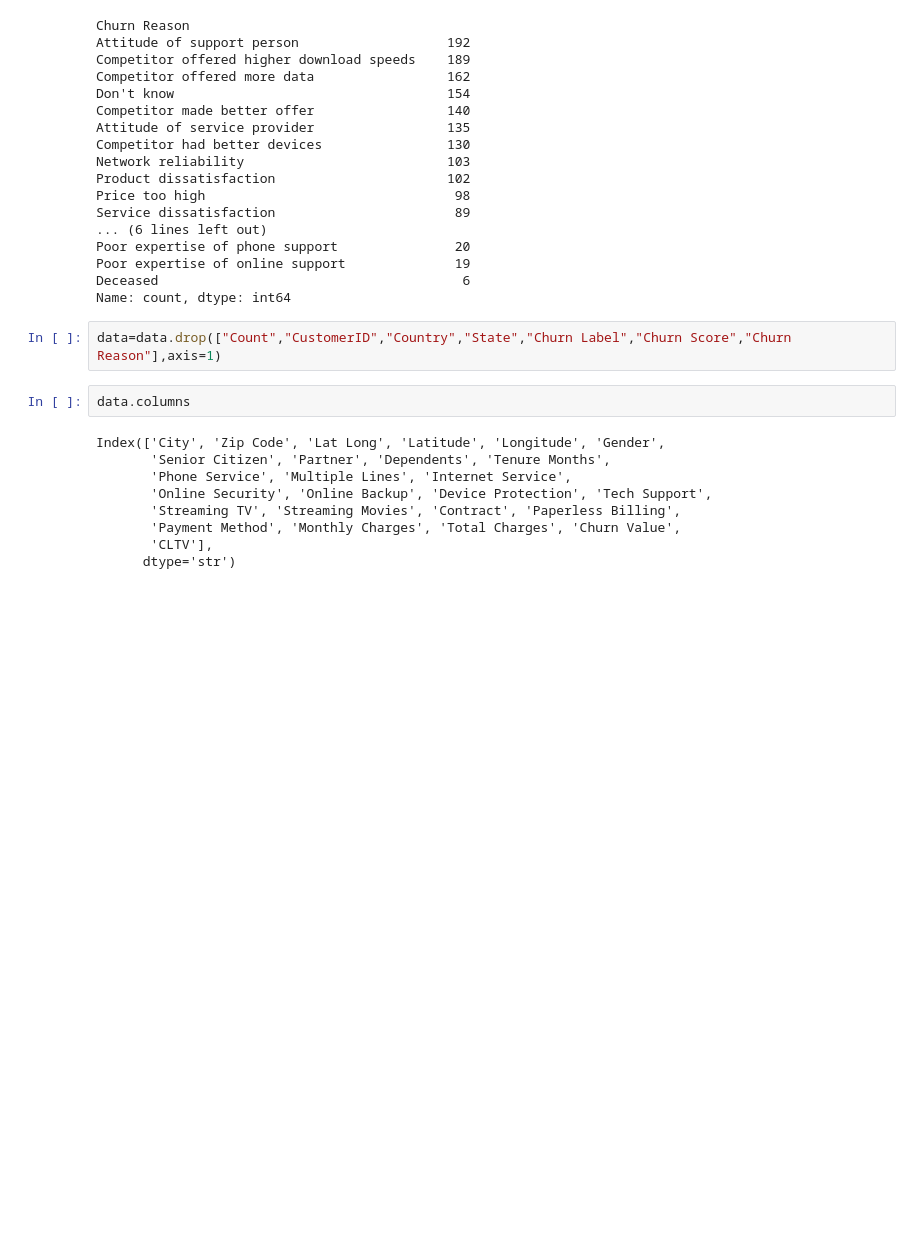
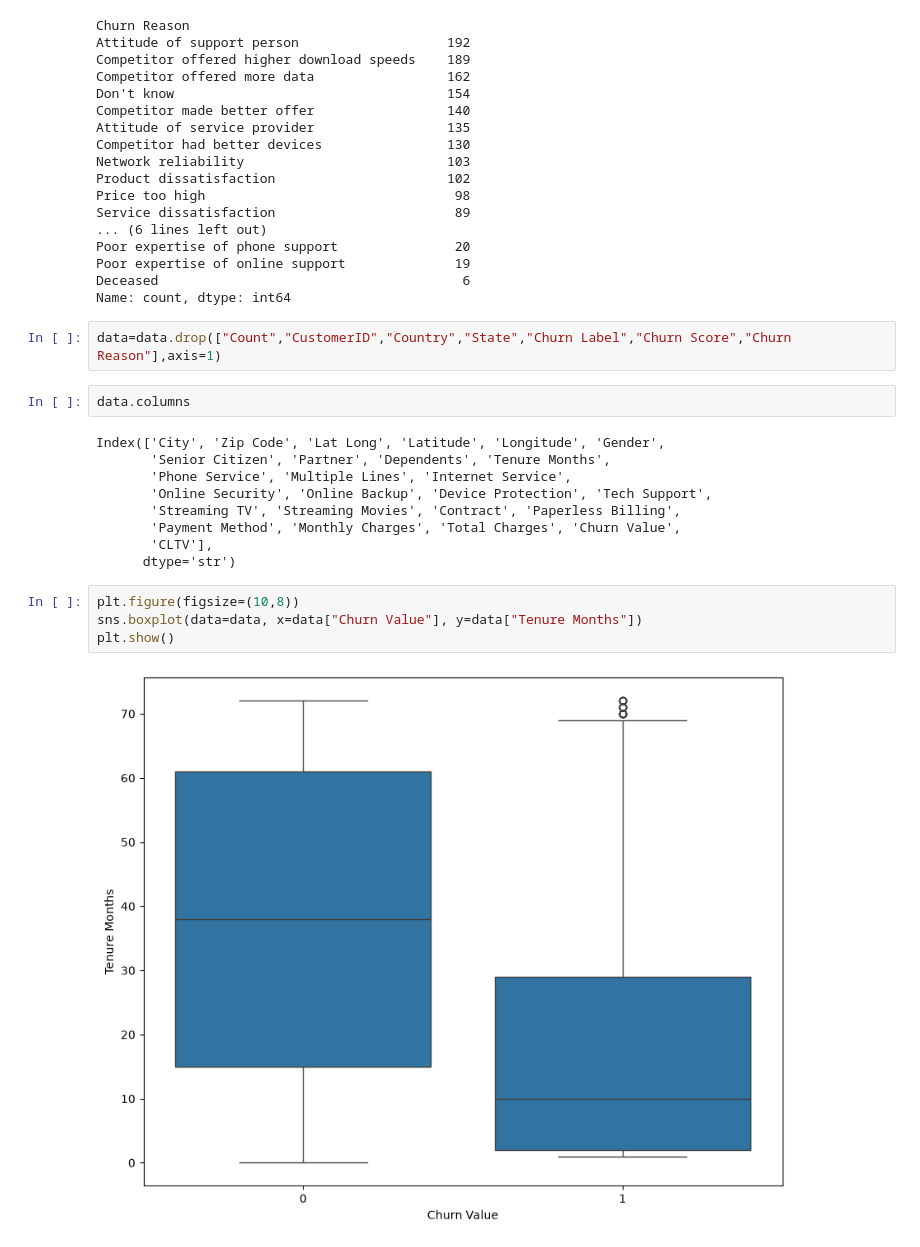
Before and after one commit to M-Taha4x/CustomerChurnPrediction, a Jupyter notebook: notebook/churn.ipynb, the cells around one changed output. Saved outputs shown, nothing was run; the diff lists cells and outputs as text; blank space fills up the shorter version.

```diff
--- a/notebook/churn.ipynb
+++ b/notebook/churn.ipynb
@@ -305,3 +305,9 @@ Index(['City', 'Zip Code', 'Lat Long', 'Latitude', 'Longitude', 'Gender',
        'Payment Method', 'Monthly Charges', 'Total Charges', 'Churn Value',
        'CLTV'],
       dtype='str')
+# %%
+plt.figure(figsize=(10,8))
+sns.boxplot(data=data, x=data["Churn Value"], y=data["Tenure Months"])
+plt.show()
+# %% [output]
+[figure, added]
```
Also changed, not shown: parts of 5 cells of this notebook.
